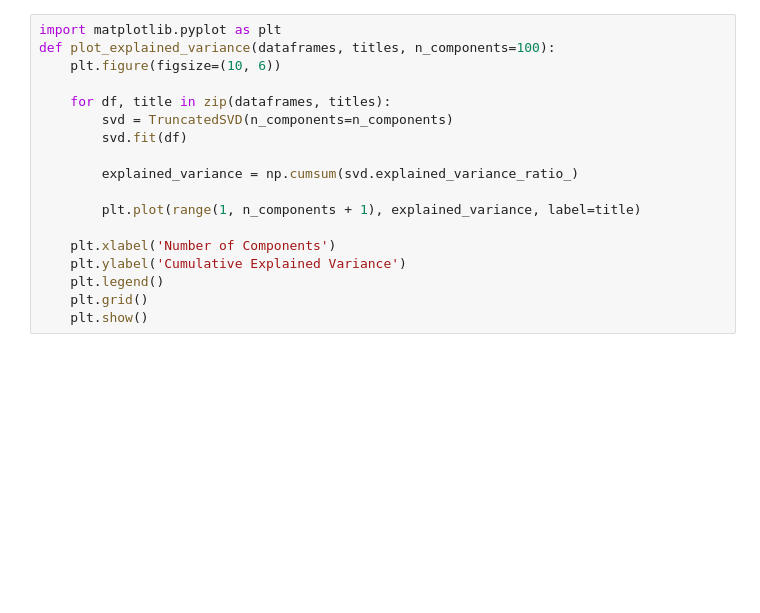
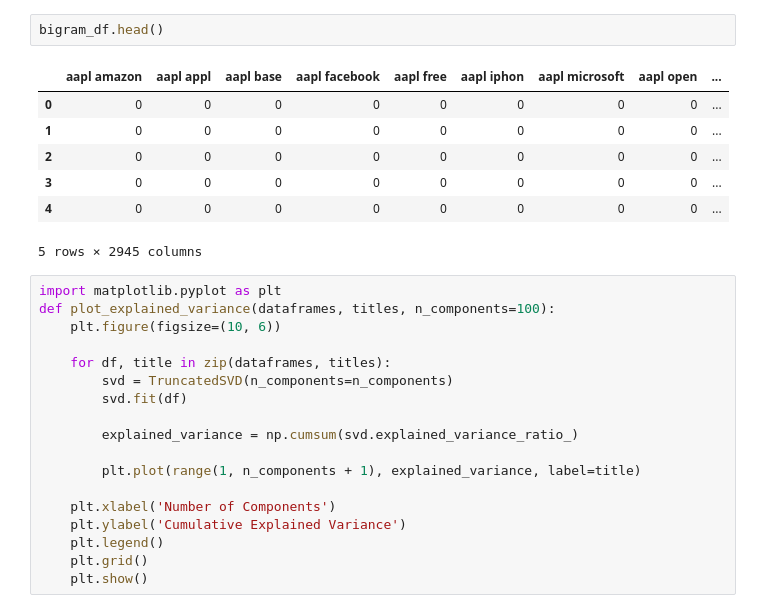
Before and after one commit to Matin-M/DTM-Predictor, a Jupyter notebook: Preprocessing/dimentionality_reduction.ipynb, the cells around one changed output. Saved outputs shown, nothing was run; the diff lists cells and outputs as text; blank space fills up the shorter version.

```diff
--- a/Preprocessing/dimentionality_reduction.ipynb
+++ b/Preprocessing/dimentionality_reduction.ipynb
@@ -38,3 +53,13 @@ term_df.shape
+# %%
+bigram_df.head()
+# %% [output]
+|  | aapl amazon | aapl appl | aapl base | aapl facebook | aapl free | aapl iphon | aapl microsoft | aapl open | ... |
+| 0 | 0 | 0 | 0 | 0 | 0 | 0 | 0 | 0 | ... |
+| 1 | 0 | 0 | 0 | 0 | 0 | 0 | 0 | 0 | ... |
+| 2 | 0 | 0 | 0 | 0 | 0 | 0 | 0 | 0 | ... |
+| 3 | 0 | 0 | 0 | 0 | 0 | 0 | 0 | 0 | ... |
+| 4 | 0 | 0 | 0 | 0 | 0 | 0 | 0 | 0 | ... |
+5 rows × 2945 columns
 # %%
 import matplotlib.pyplot as plt
 def plot_explained_variance(dataframes, titles, n_components=100):
```
Also changed, not shown: parts of 9 cells of this notebook, 1 other file.
